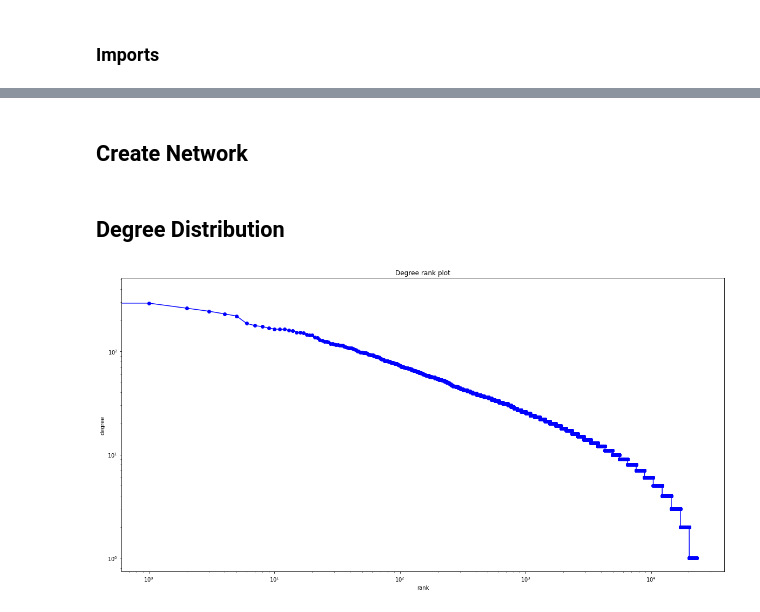
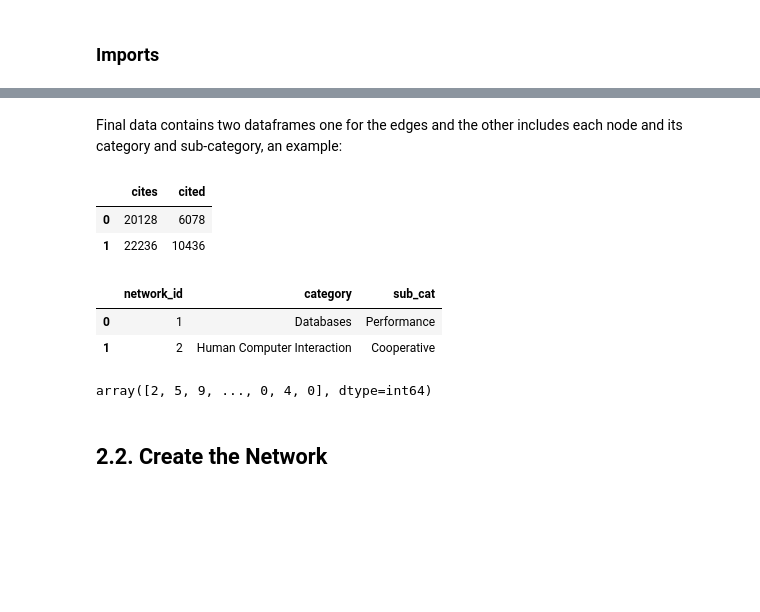
Before and after one commit to Nareed/Cora-Citations---SNA, a Jupyter notebook: SNA_final.ipynb, the cells around one changed output, grey strips where cells are left out. Saved outputs shown, nothing was run; the diff lists cells and outputs as text; code cells hidden in the pictures; blank space fills up the shorter version.

```diff
--- a/SNA_final.ipynb
+++ b/SNA_final.ipynb
@@ -29,5 +75,26 @@ nodes = nodes[['network_id', 'node_id']]
 # %%
+# edges.csv has 91500 rows, nodes.csv has 23166 rows
+edges = pd.read_csv('./data/edges.csv', delimiter=' ')
+nodes = pd.read_csv('./data/nodes.csv', delimiter=' ')
+nodes = nodes[['network_id', 'node_id']]
+
 #get id's, get each node id's category and concat them together in names df
 names = pd.read_csv('./data/ent.subelj_cora_cora.id.csv', delimiter=' ')
 cat = pd.read_csv('./data/ent.subelj_cora_cora.class.csv', delimiter=' ')
 names['category'] = cat[['category']]
+
+result = pd.merge(nodes, names, on='node_id')
+result = result.drop(['node_id'], axis=1)
+
+# split category and sub-category
+cat_df = result.copy()
+cat_df['category'] = cat_df['category'].astype(str)
+
+for index, row in cat_df.iterrows():
+    split = cat_df.loc[index]['category'].split('/')
+    cat = split[1]
+    cat = cat.replace('_', ' ')
+    cat_df.loc[index, 'category'] = cat
+    subcat = split[2]
+    subcat = subcat.replace('_', ' ')
+    cat_df.loc[index, 'sub_cat'] = subcat
@@ -37,21 +101,32 @@ result = result.drop(['node_id'], axis=1)
-# %% [markdown]
-## Create Network
+# %% [markdown]
+Final data contains two dataframes one for the edges and the other includes each node and its category and sub-category, an example:
+# %%
+edges.head(2)
+# %% [output]
+|  | cites | cited |
+| 0 | 20128 | 6078 |
+| 1 | 22236 | 10436 |
+# %%
+cat_df.head(2)
+# %% [output]
+|  | network_id | category | sub_cat |
+| 0 | 1 | Databases | Performance |
+| 1 | 2 | Human Computer Interaction | Cooperative |
+# %%
+'''
+from sklearn import preprocessing
+
+# label_encoder object knows how to understand word labels.
+label_encoder = preprocessing.LabelEncoder()
+# Encode labels in column 'species'.
+cat_df['category']= label_encoder.fit_transform(cat_df['category'])
+label_encoder.fit_transform(cat_df['category'])
+'''
+# %% [output]
+array([2, 5, 9, ..., 0, 4, 0], dtype=int64)
+# %% [markdown]
+## 2.2. Create the Network <a class="anchor" id="create"></a>
 # %%
 edges_tuple = [tuple(x) for x in edges.to_numpy()]
 DG = nx.DiGraph()
 DG.add_edges_from(edges_tuple)
-# %% [markdown]
-## Degree Distribution
-# %%
-degrees = [DG.degree(n) for n in DG.nodes()]
-degree_sequence=sorted(degrees,reverse=True) # degree sequence
-dmax=max(degree_sequence)
-plt.figure(figsize=(20,10))
-plt.loglog(degree_sequence,'b-',marker='o')
-plt.title("Degree rank plot")
-plt.ylabel("degree")
-plt.xlabel("rank")
-
-plt.show()
-# %% [output]
-[figure, removed]
```
Also changed, not shown: parts of 28 cells of this notebook.
